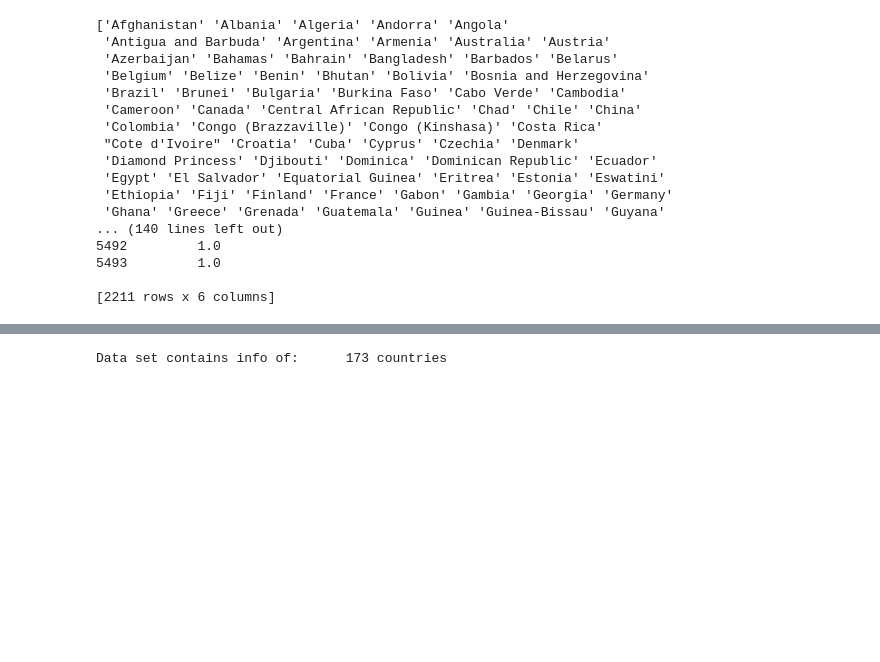
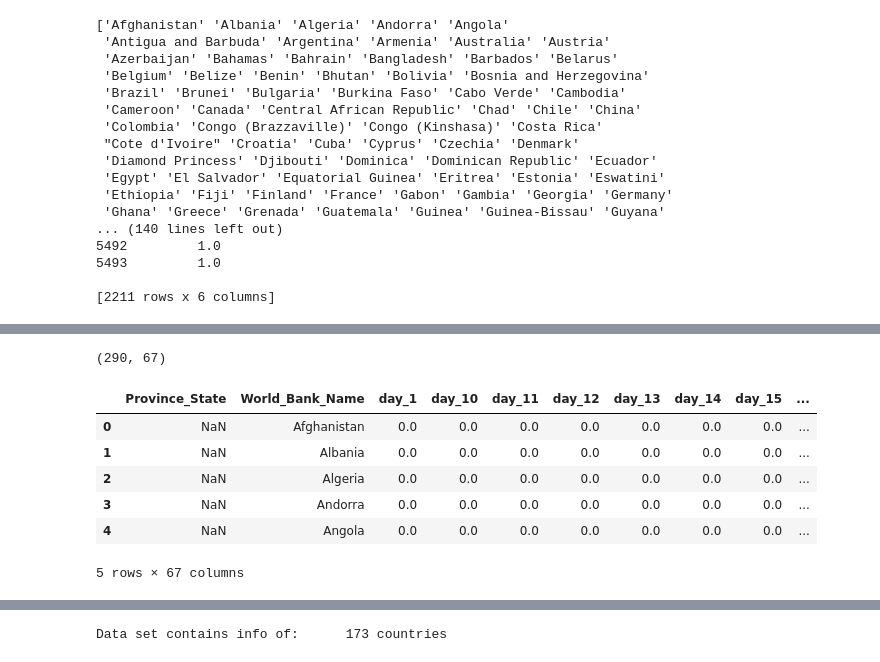
Before and after one commit to Velociraptorvelraptor/COVID19-global-forecasting, a Jupyter notebook: COVID19 global forecasting.ipynb, the cells around one changed output, grey strips where cells are left out. Drawn from its saved outputs; the diff is of its cells as text; code cells hidden in the pictures; blank space fills up the shorter version.

```diff
--- a/COVID19 global forecasting.ipynb
+++ b/COVID19 global forecasting.ipynb
@@ -53,13 +57,19 @@ for country in data.Country_Region.unique():
             temp_df = data.query(f'Country_Region=="{country}" and Province_State =="{province}"')
         confirmed_cases.append([float(x) for x in temp_df["ConfirmedCases"]])
         fatalities.append([float(x) for x in temp_df["Fatalities"]])
-
+        #print(country, province, len(temp_df))
 
 vector_df.Country_Region = countries
 vector_df.Province_State = provinces
 vector_df.Confirmed_Cases_X = confirmed_cases
 vector_df.Fatalities_X = fatalities; vector_df.head(5)
 
-print(len(confirmed_cases))
-print(target_value)
+
+#clearing duplicated regions
+for i, value in vector_df.iterrows():
+    if len(value.Confirmed_Cases_X) > 65:
+        vector_df = vector_df.drop(i)
+
+for i, value in vector_df.iterrows():
+    print(value.Country_Region, len(value.Fatalities_X))
 # %% [output]
@@ -82,0 +93,2 @@ print(target_value)
+# %%
+temp_df = vector_df.copy().drop("Fatalities_X", axis=1) ; temp_df.head(10)
@@ -82,0 +107,29 @@ print(target_value)
+# %%
+list_of_cases_dicts = []
+
+
+for i, region in temp_df.iterrows():
+    #print(region.Country_Region)
+    #print(region.Province_State)
+    cases_dict = {}
+    nday = 1
+    cases_dict["World_Bank_Name"] = region.Country_Region
+    cases_dict["Province_State"] = region.Province_State
+    for value in region.Confirmed_Cases_X:
+        cases_dict[f"day_{nday}"] = value
+        nday +=1
+    list_of_cases_dicts.append(cases_dict)
+
+#print(list_of_cases_dicts)
+
+Cases_df = pd.DataFrame(list_of_cases_dicts)
+print(Cases_df.shape); Cases_df.head(5)
+# %% [output]
+(290, 67)
+|  | Province_State | World_Bank_Name | day_1 | day_10 | day_11 | day_12 | day_13 | day_14 | day_15 | ... |
+| 0 | NaN | Afghanistan | 0.0 | 0.0 | 0.0 | 0.0 | 0.0 | 0.0 | 0.0 | ... |
+| 1 | NaN | Albania | 0.0 | 0.0 | 0.0 | 0.0 | 0.0 | 0.0 | 0.0 | ... |
+| 2 | NaN | Algeria | 0.0 | 0.0 | 0.0 | 0.0 | 0.0 | 0.0 | 0.0 | ... |
+| 3 | NaN | Andorra | 0.0 | 0.0 | 0.0 | 0.0 | 0.0 | 0.0 | 0.0 | ... |
+| 4 | NaN | Angola | 0.0 | 0.0 | 0.0 | 0.0 | 0.0 | 0.0 | 0.0 | ... |
+5 rows × 67 columns
```
Also changed, not shown: parts of 39 cells of this notebook.
